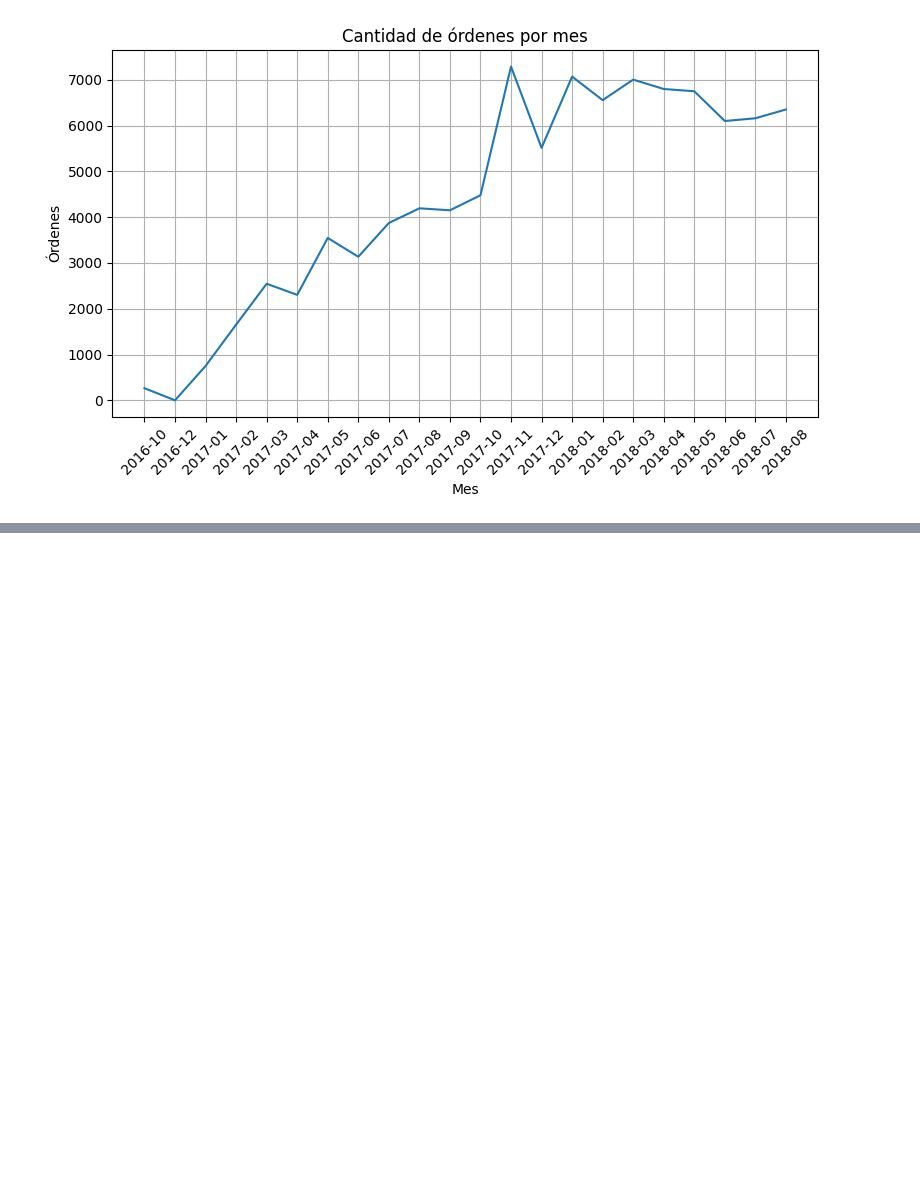
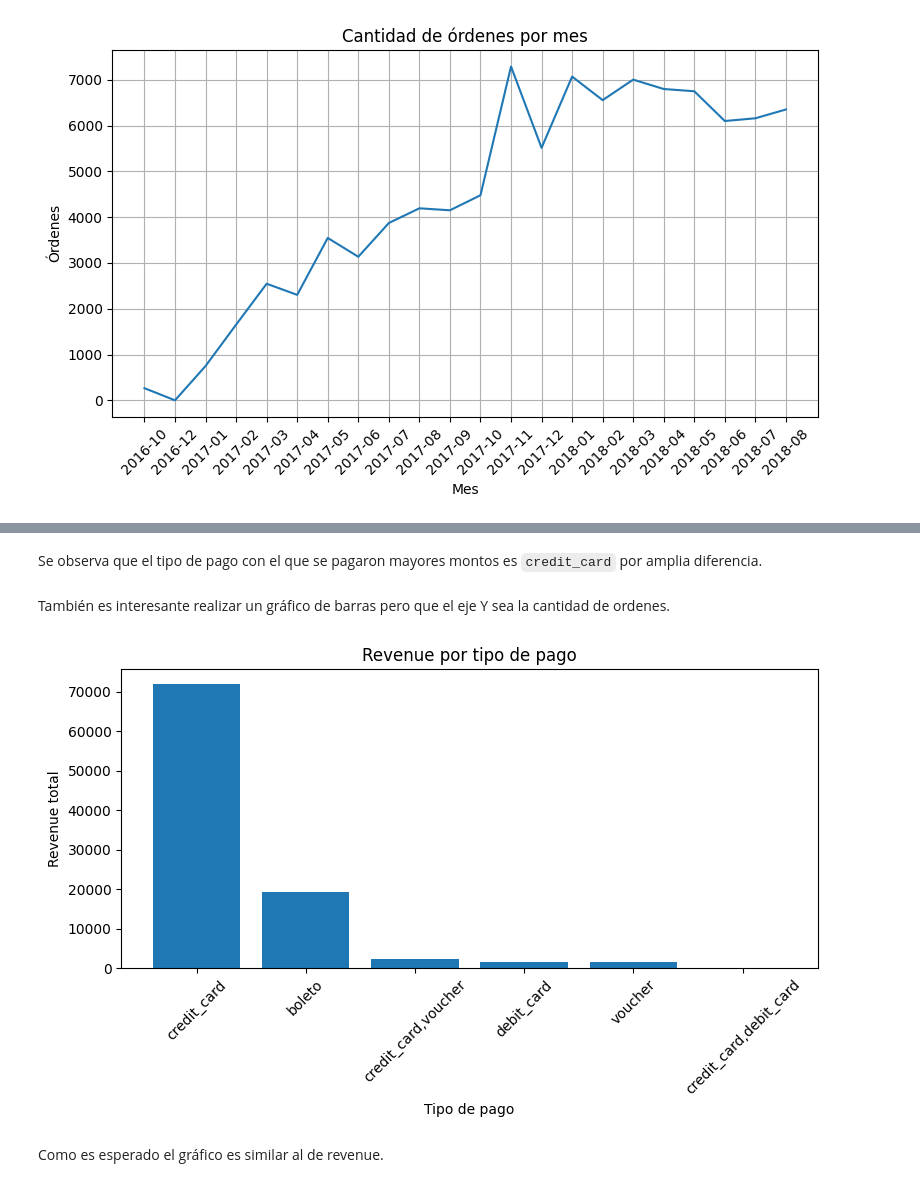
Before and after one commit to SoutoSebastian/ecommerce-analytics-sql-ml, a Jupyter notebook: notebooks/01_eda.ipynb, the cells around one changed output, grey strips where cells are left out. Drawn from its saved outputs; the diff is of its cells as text; code cells hidden in the pictures; blank space fills up the shorter version.

```diff
--- a/notebooks/01_eda.ipynb
+++ b/notebooks/01_eda.ipynb
@@ -234,0 +221,22 @@ Notamos un comportamiento similar al de revenue.
+# %% [markdown]
+Se observa que el tipo de pago con el que se pagaron mayores montos es `credit_card` por amplia diferencia.
+# %% [markdown]
+También es interesante realizar un gráfico de barras pero que el eje Y sea la cantidad de ordenes.
+# %%
+plt.figure(figsize=(8,5))
+
+plt.bar(df_ptypes["payment_types"], df_ptypes["orders"])
+
+plt.title("Revenue por tipo de pago")
+plt.xlabel("Tipo de pago")
+plt.ylabel("Revenue total")
+
+plt.xticks(rotation=45)
+plt.tight_layout()
+
+
+plt.show()
+# %% [output]
+[figure, added]
+# %% [markdown]
+Como es esperado el gráfico es similar al de revenue.
```
Also changed, not shown: parts of 38 cells of this notebook, 1 other file.
